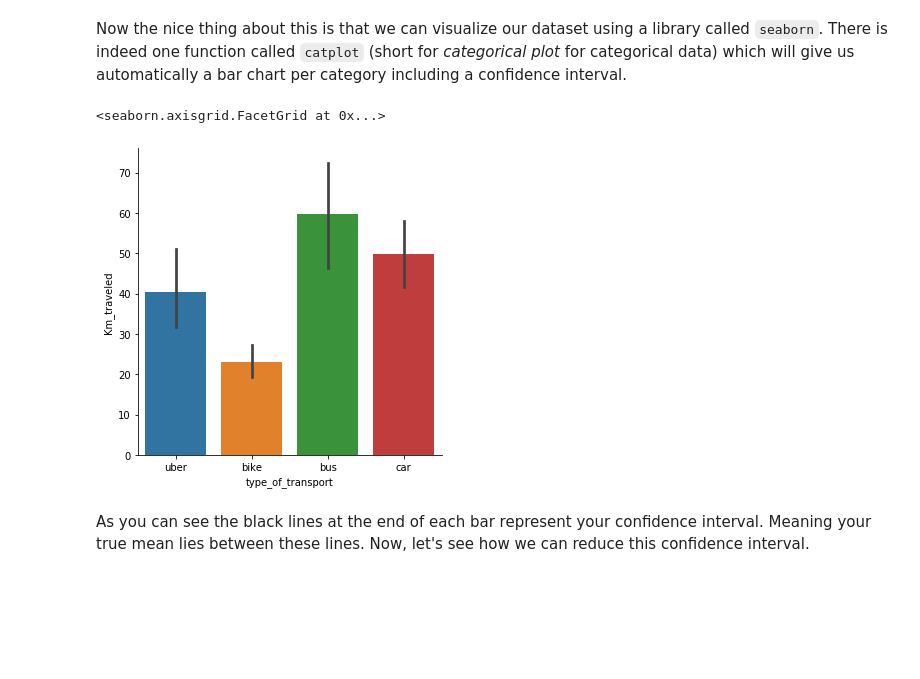
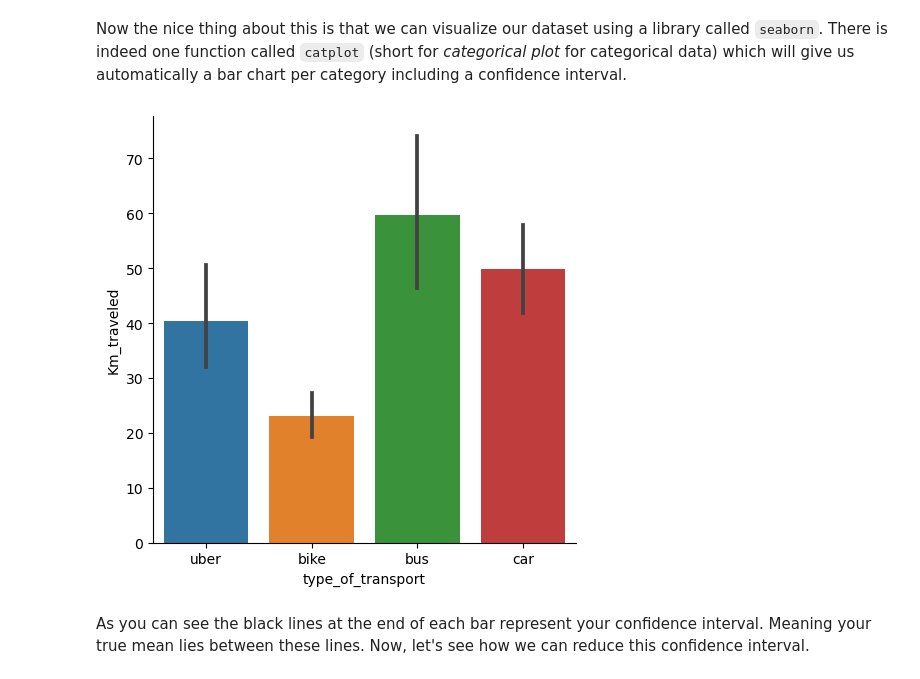
Before and after one commit to 40tude/Data_Essentials_Stage_Oct_2023, a Jupyter notebook: 04-Visualize_confidence_intervals_with_Seaborn.ipynb, the cells around one changed output. Drawn from its saved outputs; the diff is of its cells as text; code cells hidden in the pictures; blank space fills up the shorter version.

```diff
--- a/04-Visualize_confidence_intervals_with_Seaborn.ipynb
+++ b/04-Visualize_confidence_intervals_with_Seaborn.ipynb
@@ -24,7 +24,7 @@ import seaborn as sns
 Now let's say we have the following dataset describing how many kilometers some people travel to commute to work every morning.
 # %%
 # Build and Visualize Dataset
-df = pd.read_csv("src/km_traveled_all_transportations.csv").iloc[:,1:]
+df = pd.read_csv("assets/Python/km_traveled_all_transportations.csv").iloc[:,1:]
 df.head()
 # %% [output]
 |  | type_of_transport | Km_traveled |
@@ -49,10 +49,9 @@ df.groupby("type_of_transport").mean()
 Now the nice thing about this is that we can visualize our dataset using a library called `seaborn`. There is indeed one function called `catplot` (short for *categorical plot* for categorical data) which will give us automatically a bar chart per category including a confidence interval.
 # %%
 # Visualisation of catplot version : conversion rate with 95% confidence level
-sns.catplot(x="type_of_transport", y="Km_traveled", data = df, kind="bar")
+_ = sns.catplot(x="type_of_transport", y="Km_traveled", data = df, kind="bar")
 # %% [output]
-<seaborn.axisgrid.FacetGrid at 0x...>
-[figure, old version]
+[figure, new version]
 # %% [markdown]
 As you can see the black lines at the end of each bar represent your confidence interval. Meaning your true mean lies between these lines. Now, let's see how we can reduce this confidence interval.
 # %%
```
Also changed, not shown: parts of 4 cells of this notebook, 1 other file.
